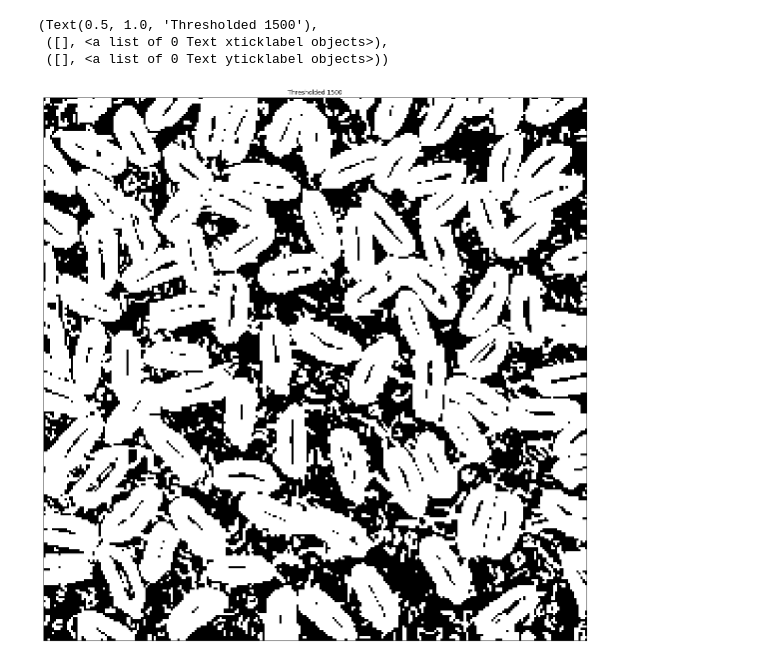
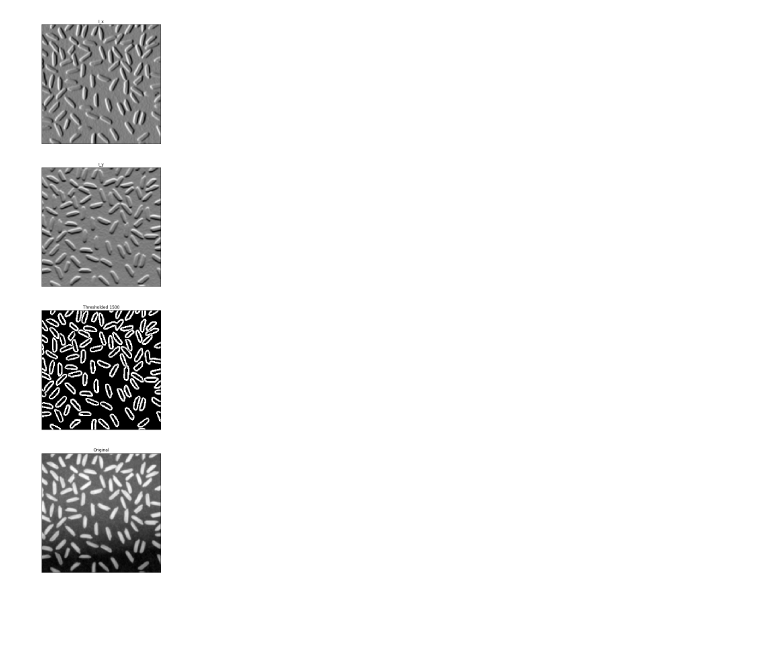
Before and after one commit to alextorabi/ECSE415, a Jupyter notebook: Assignment_1/A1.3.1.ipynb, the cells around one changed output. Saved outputs shown, nothing was run; the diff lists cells and outputs as text; code cells hidden in the pictures; blank space fills up the shorter version.

```diff
--- a/Assignment_1/A1.3.1.ipynb
+++ b/Assignment_1/A1.3.1.ipynb
@@ -86,15 +84,28 @@ plt.title("Thresholded 800"), plt.xticks([]), plt.yticks([])
-# %%
-THRESH = 1500
-
-# same operation without loops
-ret, img_thresh = cv2.threshold(I_m, THRESH, 255, cv2.THRESH_BINARY)
-
-# display images
-plt.figure(figsize=(20, 20))
-plt.imshow(img_thresh_1, cmap="gray")
-plt.title("Thresholded 1500"), plt.xticks([]), plt.yticks([])
-# %% [output]
-(Text(0.5, 1.0, 'Thresholded 1500'),
- ([], <a list of 0 Text xticklabel objects>),
- ([], <a list of 0 Text yticklabel objects>))
-[figure, removed]
+# %%
+# 3.1.2.1
+THRESH = 1500
+
+# store image path
+img_path = "./rice.png"
+# load the image as grayscale
+img = cv2.imread(img_path, cv2.IMREAD_GRAYSCALE)
+
+# apply 5x5 Sobel filters to the intensity channel
+I_x = cv2.Sobel(img, cv2.CV_64F, 1, 0, ksize=5)
+I_y = cv2.Sobel(img, cv2.CV_64F, 0, 1, ksize=5)
+I_m = cv2.magnitude(I_x, I_y)
+# same operation without loops
+ret, img_thresh_1 = cv2.threshold(I_m, THRESH, 255, cv2.THRESH_BINARY)
+# display images
+plt.figure(figsize=(30, 30))
+plt.subplot(411), plt.imshow(I_x, cmap="gray")
+plt.title("I_x"), plt.xticks([]), plt.yticks([])
+plt.subplot(412), plt.imshow(I_y, cmap="gray")
+plt.title("I_y"), plt.xticks([]), plt.yticks([])
+plt.subplot(413), plt.imshow(img_thresh_1, cmap="gray")
+plt.title("Thresholded 1500"), plt.xticks([]), plt.yticks([])
+plt.subplot(414), plt.imshow(img, cmap="gray")
+plt.title("Original"), plt.xticks([]), plt.yticks([])
+plt.show()
+# %% [output]
+[figure, added]
```
Also changed, not shown: parts of 3 cells of this notebook, 1 other file.
